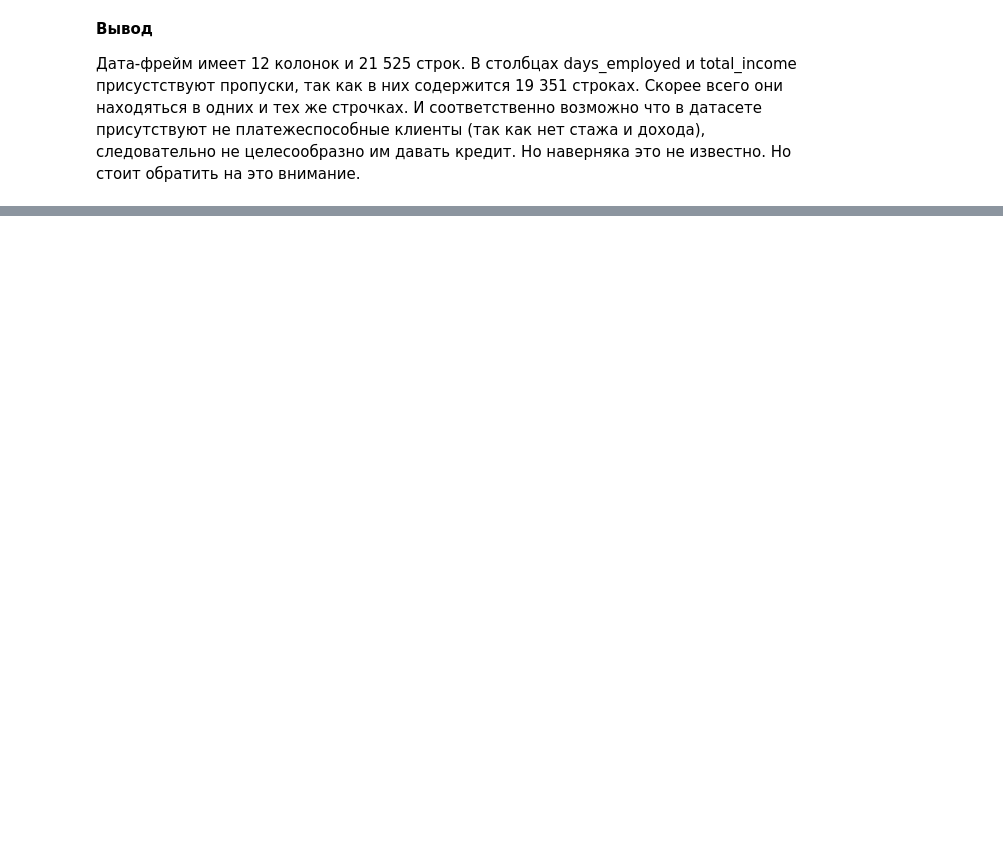
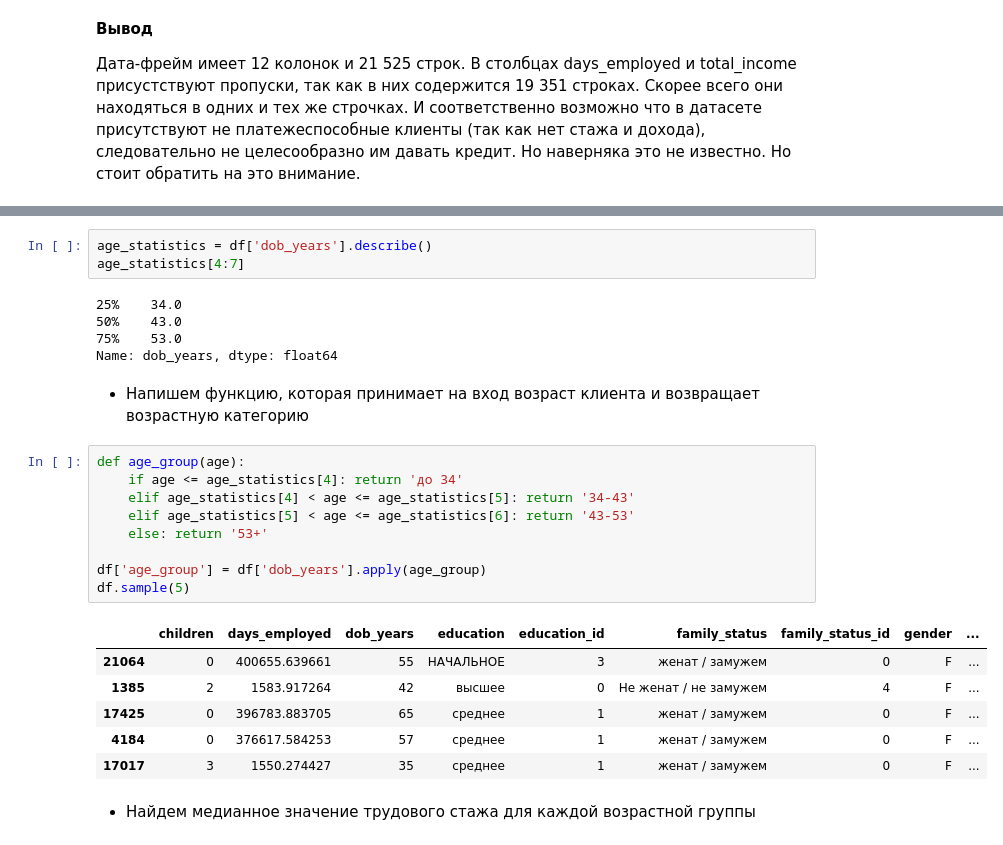
Before and after one commit to Mezhnun89/Creditworthiness_Analysis, a Jupyter notebook: lesson2.ipynb, the cells around one changed output, grey strips where cells are left out. Saved outputs shown, nothing was run; the diff lists cells and outputs as text; blank space fills up the shorter version.

```diff
--- a/lesson2.ipynb
+++ b/lesson2.ipynb
@@ -38,0 +186,28 @@ memory usage: 2.0+ MB
+# %%
+age_statistics = df['dob_years'].describe()
+age_statistics[4:7]
+# %% [output]
+25%    34.0
+50%    43.0
+75%    53.0
+Name: dob_years, dtype: float64
+# %% [markdown]
+- Напишем функцию, которая принимает на вход возраст клиента и возвращает возрастную категорию
+# %%
+def age_group(age):
+    if age <= age_statistics[4]: return 'до 34'
+    elif age_statistics[4] < age <= age_statistics[5]: return '34-43'
+    elif age_statistics[5] < age <= age_statistics[6]: return '43-53'
+    else: return '53+'
+
+df['age_group'] = df['dob_years'].apply(age_group)
+df.sample(5)
+# %% [output]
+|  | children | days_employed | dob_years | education | education_id | family_status | family_status_id | gender | ... |
+| 21064 | 0 | 400655.639661 | 55 | НАЧАЛЬНОЕ | 3 | женат / замужем | 0 | F | ... |
+| 1385 | 2 | 1583.917264 | 42 | высшее | 0 | Не женат / не замужем | 4 | F | ... |
+| 17425 | 0 | 396783.883705 | 65 | среднее | 1 | женат / замужем | 0 | F | ... |
+| 4184 | 0 | 376617.584253 | 57 | среднее | 1 | женат / замужем | 0 | F | ... |
+| 17017 | 3 | 1550.274427 | 35 | среднее | 1 | женат / замужем | 0 | F | ... |
+# %% [markdown]
+- Найдем медианное значение трудового стажа для каждой возрастной группы
```
Also changed, not shown: parts of 108 cells of this notebook.
